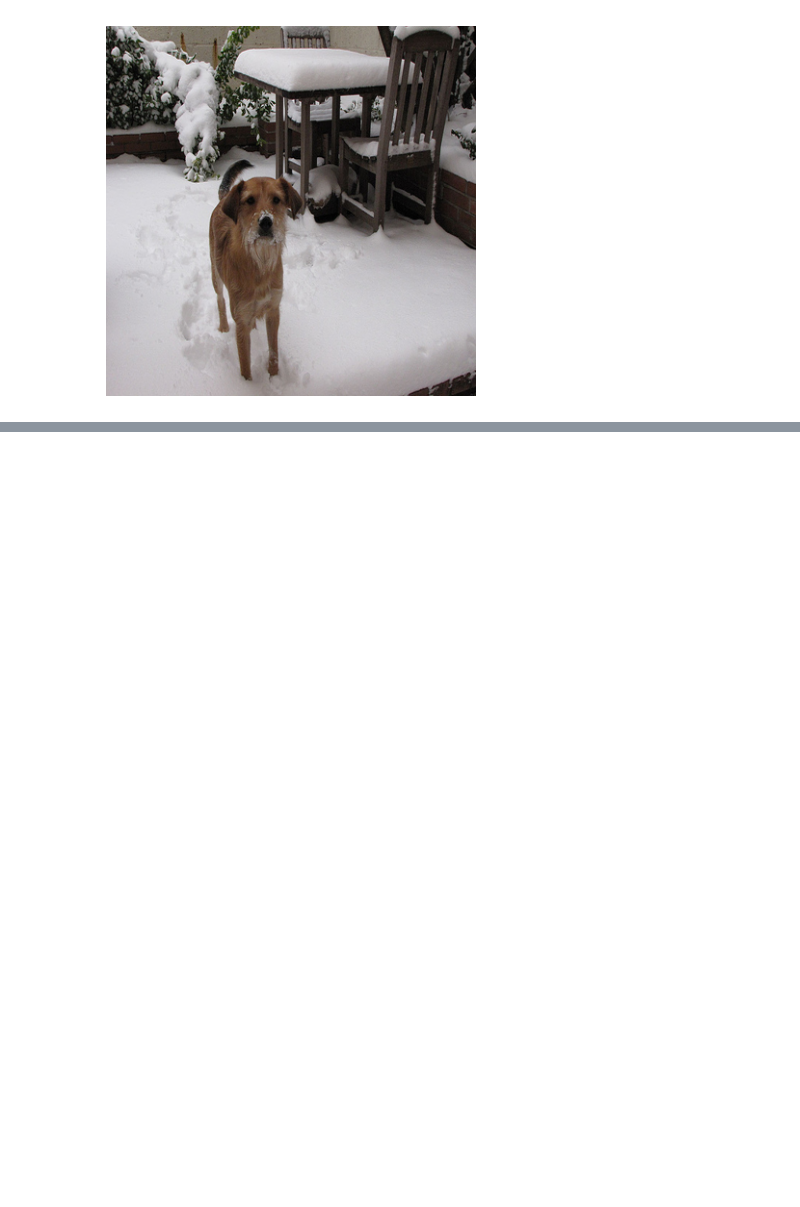
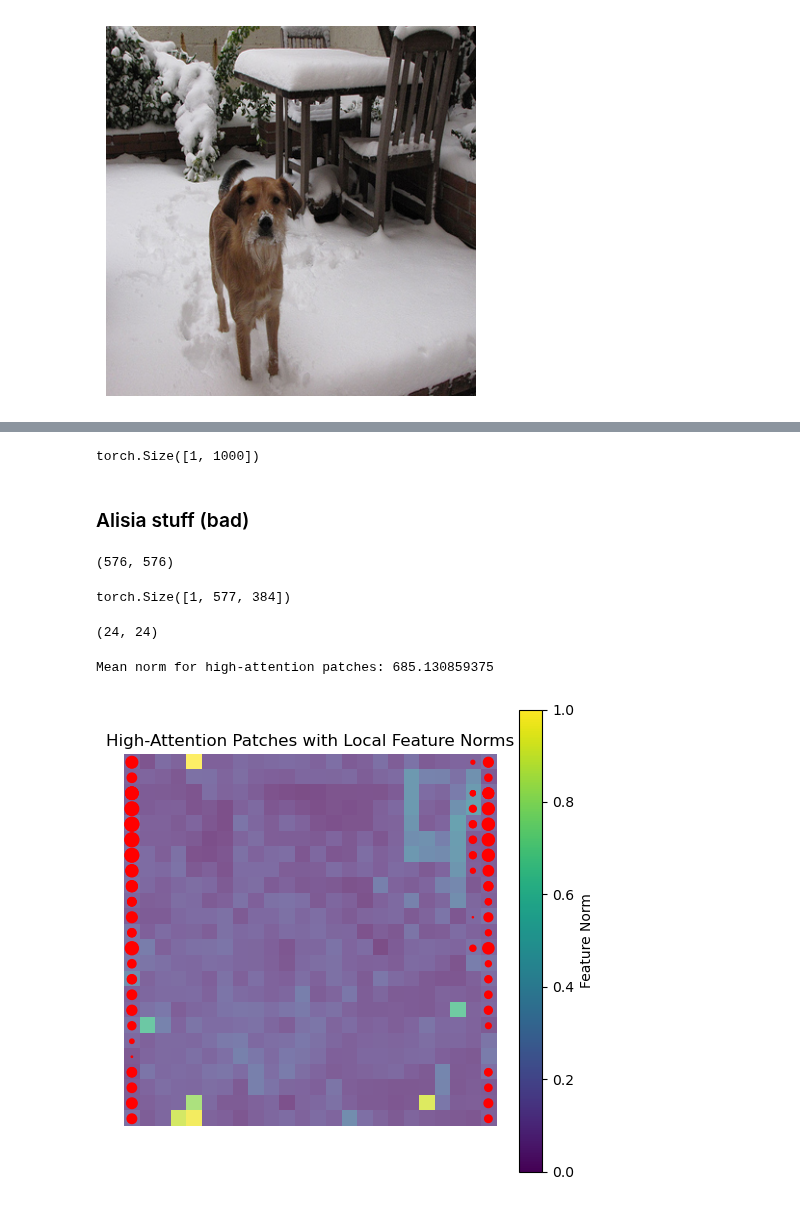
Before and after one commit to azywot/fact, a Jupyter notebook: DEIT-III/notebook.ipynb, the cells around one changed output, grey strips where cells are left out. Saved outputs shown, nothing was run; the diff lists cells and outputs as text; code cells hidden in the pictures; blank space fills up the shorter version.

Commit message:
high norm = high attention

```diff
--- a/DEIT-III/notebook.ipynb
+++ b/DEIT-III/notebook.ipynb
@@ -181,0 +180,48 @@ plot_image(img.squeeze(0))
+# %%
+chosen_one(img).shape
+# %% [output]
+torch.Size([1, 1000])
+# %% [markdown]
+### Alisia stuff (bad)
+# %%
+combined_attention = chosen_one.blocks[11].attn.attn_map.squeeze(0).mean(dim=0)[1:, 1:].detach().numpy()
+combined_attention.shape
+# %% [output]
+(576, 576)
+# %%
+chosen_one.block_output['block11'].shape
+# %% [output]
+torch.Size([1, 577, 384])
+# %%
+local_feature_norms = chosen_one.block_output['block11'].squeeze(0).norm(dim=-1)[1:].reshape(24, 24).detach().numpy()
+local_feature_norms.shape
+# %% [output]
+(24, 24)
+# %%
+import numpy as np
+
+high_attention_threshold = np.percentile(combined_attention, 99.9)
+high_attention_indices = np.where(combined_attention >= high_attention_threshold)
+
+scale_factor = 24
+scaled_attention_indices = (high_attention_indices[0] // scale_factor, high_attention_indices[1] // scale_factor)
+
+attention_values = combined_attention[high_attention_indices]
+
+high_attention_norms = local_feature_norms[scaled_attention_indices]
+
+mean_high_attention_norm = np.mean(high_attention_norms)
+print(f"Mean norm for high-attention patches: {mean_high_attention_norm}")
+
+dot_sizes = (attention_values - np.min(attention_values)) / (np.max(attention_values) - np.min(attention_values)) * 100
+
+plt.figure(figsize=(6, 6))
+plt.imshow(local_feature_norms, cmap="viridis", alpha=0.7)
+plt.scatter(scaled_attention_indices[1], scaled_attention_indices[0], color="red", s=dot_sizes)
+plt.title("High-Attention Patches with Local Feature Norms")
+plt.axis("off")
+plt.colorbar(label="Feature Norm")
+plt.show()
+# %% [output]
+Mean norm for high-attention patches: 685.130859375
+[figure, added]
```
Also changed, not shown: parts of 17 cells of this notebook.
